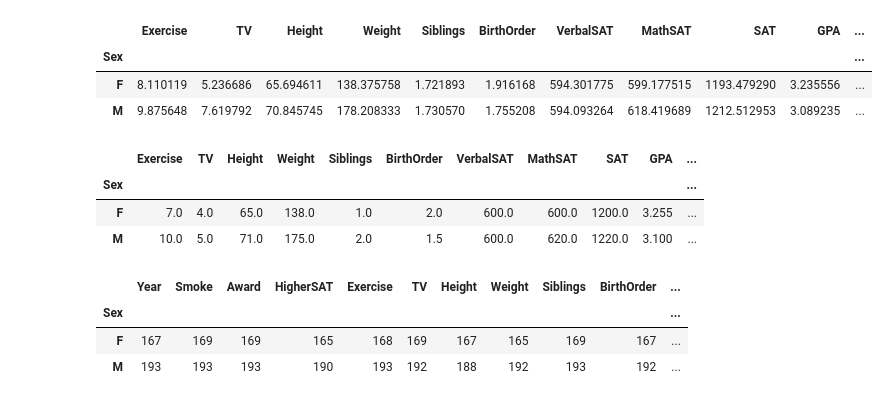
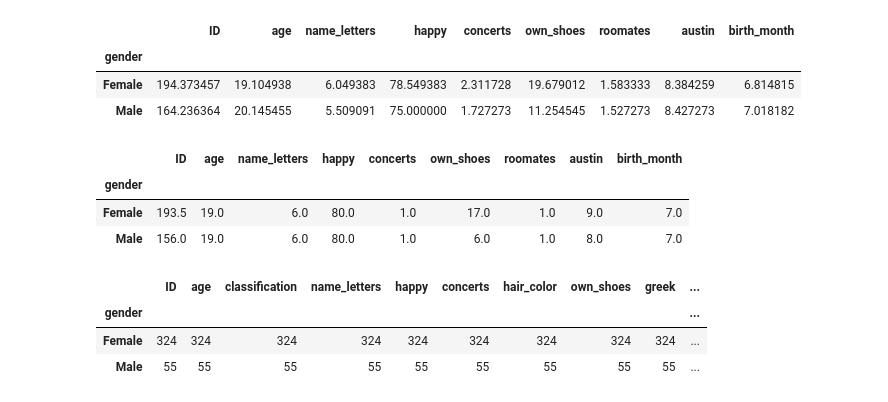
Before and after one commit to 2020freddyoscar2021/py_PYTHON, a Jupyter notebook: TUTO-Estadistica.ipynb, the cells around one changed output. Cells and saved outputs as stored; diff of their text form; code cells hidden in the pictures.

```diff
--- a/TUTO-Estadistica.ipynb
+++ b/TUTO-Estadistica.ipynb
@@ -1,5 +1,5 @@
 # %%
 import pandas as pd
-df=pd.read_csv('StudentSurvey.csv')
+df=pd.read_csv('c:\\Users\\User\\py_Codigo\\py_PYTHON\\FundamentalsOfDataAnalysisInLanguageR\\StudentSurvey.csv')
 df
 # %% [output]
@@ -19,23 +19,23 @@ df
 # %%
-grupo_genero = df.groupby('Sex')
+grupo_genero = df.groupby('gender')
 grupo_genero.mean()
 # %% [output]
-|  | Exercise | TV | Height | Weight | Siblings | BirthOrder | VerbalSAT | MathSAT | SAT | GPA | ... |
-| Sex |  |  |  |  |  |  |  |  |  |  | ... |
-| F | 8.110119 | 5.236686 | 65.694611 | 138.375758 | 1.721893 | 1.916168 | 594.301775 | 599.177515 | 1193.479290 | 3.235556 | ... |
-| M | 9.875648 | 7.619792 | 70.845745 | 178.208333 | 1.730570 | 1.755208 | 594.093264 | 618.419689 | 1212.512953 | 3.089235 | ... |
+|  | ID | age | name_letters | happy | concerts | own_shoes | roomates | austin | birth_month |
+| gender |  |  |  |  |  |  |  |  |  |
+| Female | 194.373457 | 19.104938 | 6.049383 | 78.549383 | 2.311728 | 19.679012 | 1.583333 | 8.384259 | 6.814815 |
+| Male | 164.236364 | 20.145455 | 5.509091 | 75.000000 | 1.727273 | 11.254545 | 1.527273 | 8.427273 | 7.018182 |
 # %%
 grupo_genero.median()
 # %% [output]
-|  | Exercise | TV | Height | Weight | Siblings | BirthOrder | VerbalSAT | MathSAT | SAT | GPA | ... |
-| Sex |  |  |  |  |  |  |  |  |  |  | ... |
-| F | 7.0 | 4.0 | 65.0 | 138.0 | 1.0 | 2.0 | 600.0 | 600.0 | 1200.0 | 3.255 | ... |
-| M | 10.0 | 5.0 | 71.0 | 175.0 | 2.0 | 1.5 | 600.0 | 620.0 | 1220.0 | 3.100 | ... |
+|  | ID | age | name_letters | happy | concerts | own_shoes | roomates | austin | birth_month |
+| gender |  |  |  |  |  |  |  |  |  |
+| Female | 193.5 | 19.0 | 6.0 | 80.0 | 1.0 | 17.0 | 1.0 | 9.0 | 7.0 |
+| Male | 156.0 | 19.0 | 6.0 | 80.0 | 1.0 | 6.0 | 1.0 | 8.0 | 7.0 |
 # %%
 grupo_genero.count()
 # %% [output]
-|  | Year | Smoke | Award | HigherSAT | Exercise | TV | Height | Weight | Siblings | BirthOrder | ... |
-| Sex |  |  |  |  |  |  |  |  |  |  | ... |
-| F | 167 | 169 | 169 | 165 | 168 | 169 | 167 | 165 | 169 | 167 | ... |
-| M | 193 | 193 | 193 | 190 | 193 | 192 | 188 | 192 | 193 | 192 | ... |
+|  | ID | age | classification | name_letters | happy | concerts | hair_color | own_shoes | greek | ... |
+| gender |  |  |  |  |  |  |  |  |  | ... |
+| Female | 324 | 324 | 324 | 324 | 324 | 324 | 324 | 324 | 324 | ... |
+| Male | 55 | 55 | 55 | 55 | 55 | 55 | 55 | 55 | 55 | ... |
 # %%
```
Also changed, not shown: parts of 3 cells of this notebook.
